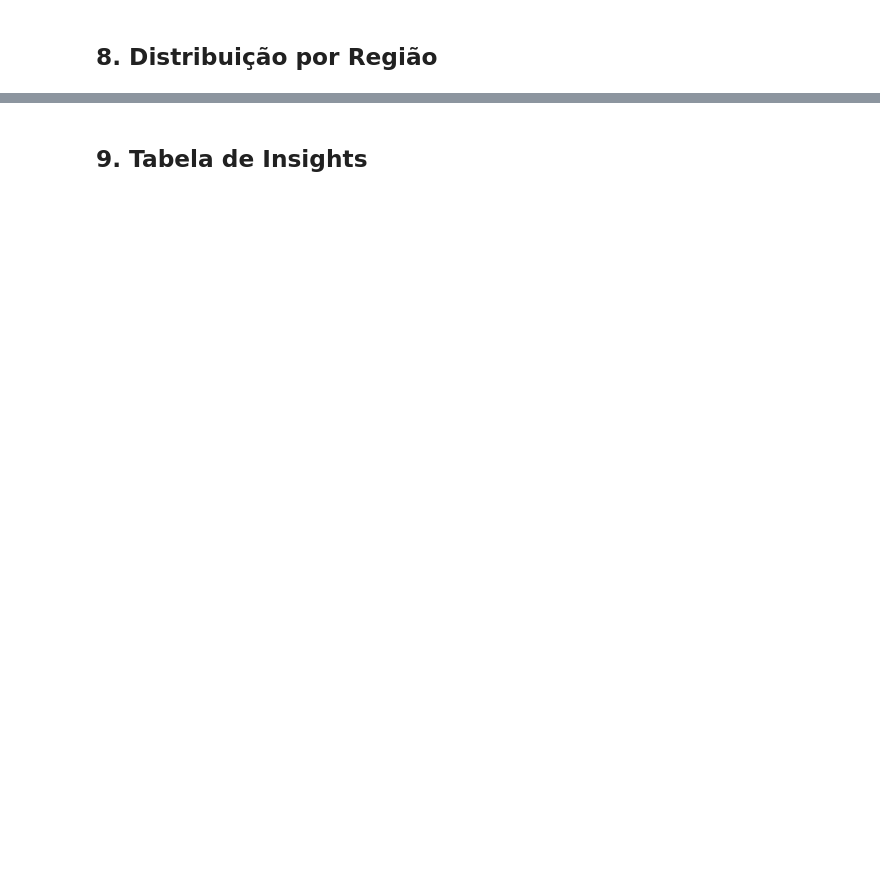
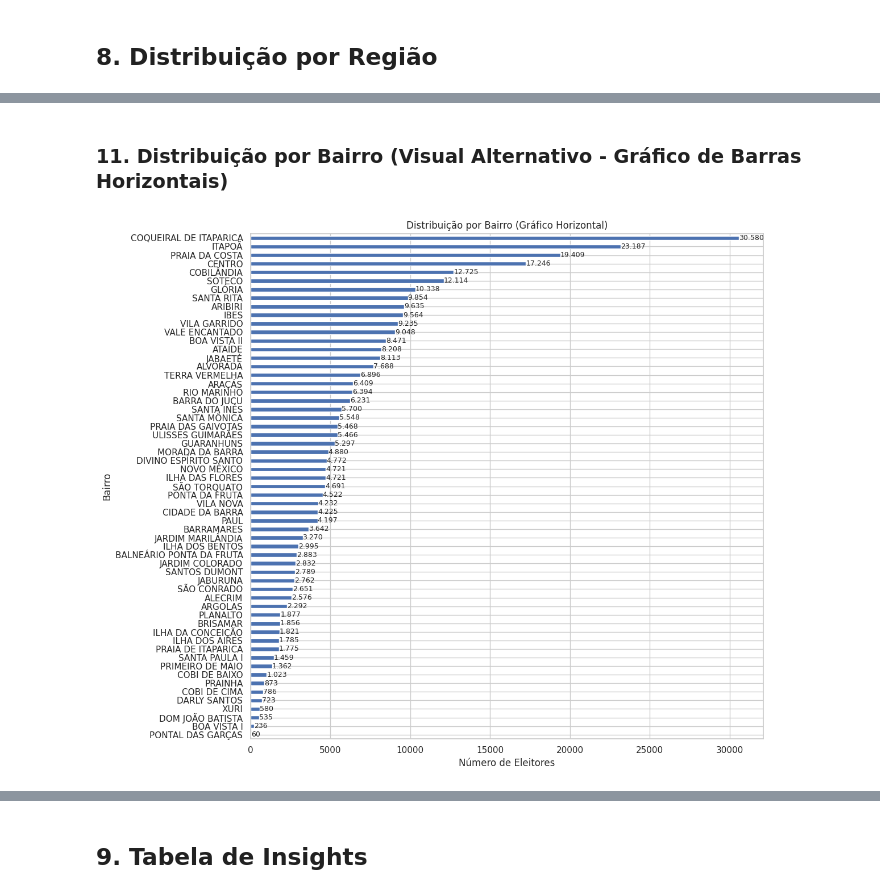
Before and after one commit to JohnDiognes/analise-perfil-eleitor-vila-velha, a Jupyter notebook: notebooks/02_analise_exploratoria.ipynb, the cells around one changed output, grey strips where cells are left out. Cells and saved outputs as stored; diff of their text form; code cells hidden in the pictures; blank space fills up the shorter version.

```diff
--- a/notebooks/02_analise_exploratoria.ipynb
+++ b/notebooks/02_analise_exploratoria.ipynb
@@ -199,0 +233,26 @@ print(f"O total de eleitores é: {total_eleitores}")
+# %% [markdown]
+### 11. Distribuição por Bairro (Visual Alternativo - Gráfico de Barras Horizontais)
+# %%
+plt.figure(figsize=(12, 10))
+ax = df_vv.groupby("bairro")["quant_eleitores"].sum().sort_values().plot(kind="barh")
+
+plt.title("Distribuição por Bairro (Gráfico Horizontal)")
+plt.xlabel("Número de Eleitores")
+plt.ylabel("Bairro")
+
+# Ajustar add_labels para barras horizontais
+for p in ax.patches:
+    ax.annotate(
+        f"{int(p.get_width()):,}".replace(",", "."),
+        (p.get_width(), p.get_y() + p.get_height()/2),
+        ha='left', # Alinhar texto à esquerda da barra
+        va='center', # Centralizar verticalmente o texto
+        fontsize=9
+    )
+
+plt.tight_layout()
+
+plt.savefig(f"{repo_nome}/docs/distribuicao_bairro_horizontal.png")
+plt.show()
+# %% [output]
+[figure, added]
```
Also changed, not shown: parts of 20 cells of this notebook.
